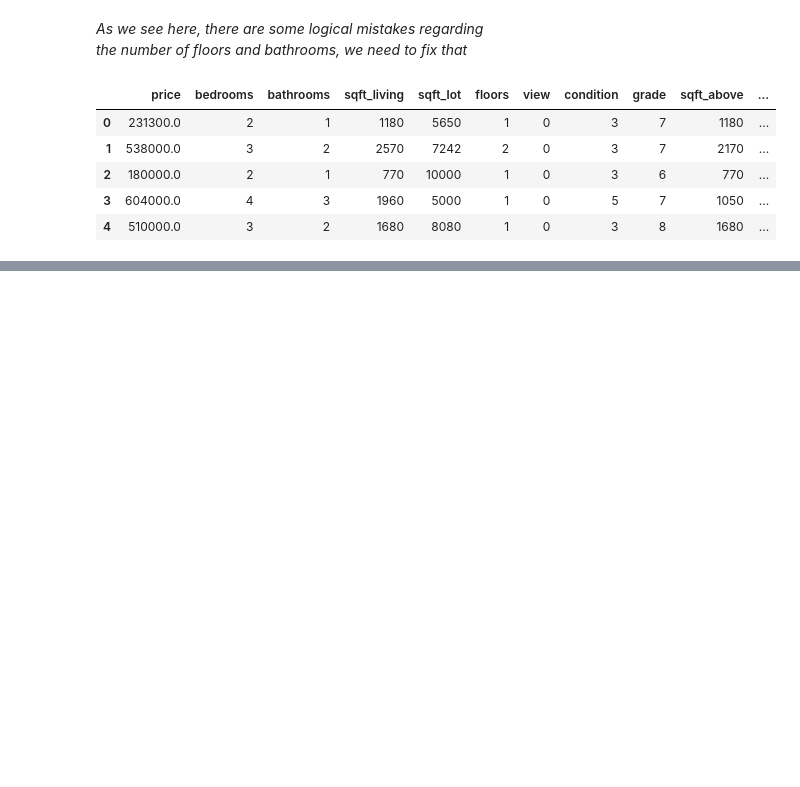
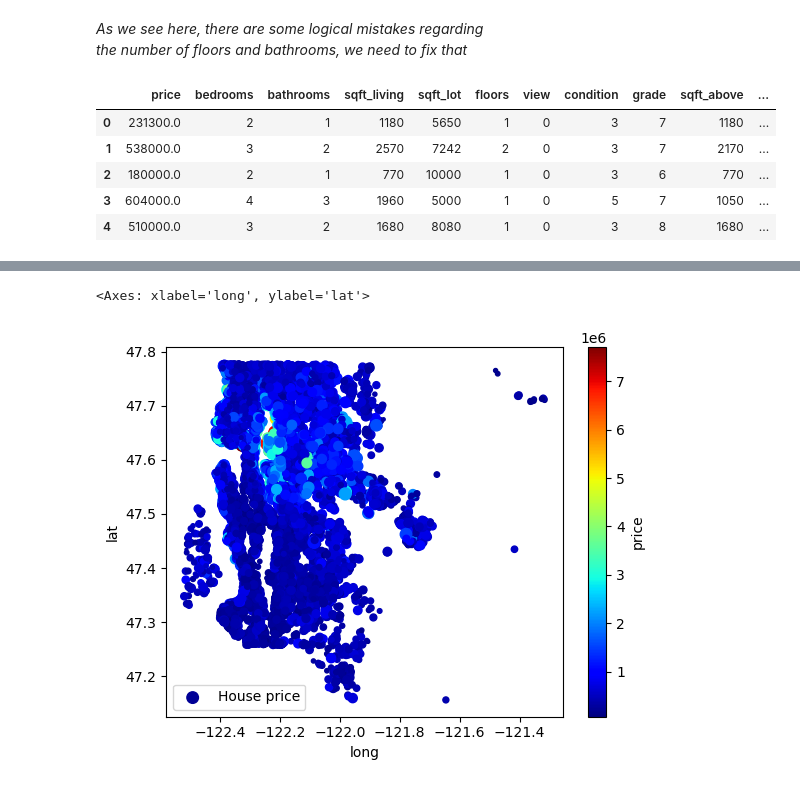
Before and after one commit to DiaaAhmedHassan/dataMiningProject, a Jupyter notebook: dataMiningProject.ipynb, the cells around one changed output, grey strips where cells are left out. Drawn from its saved outputs; the diff is of its cells as text; code cells hidden in the pictures; blank space fills up the shorter version.

```diff
--- a/dataMiningProject.ipynb
+++ b/dataMiningProject.ipynb
@@ -72,7 +77,7 @@ df1.head(7)
 # %%
 # remove duplicates
-df2 = df1.drop_duplicates()
-df2.shape
+houses_no_duplicates = edited_feature_houses.drop_duplicates()
+houses_no_duplicates.shape
 # %% [output]
 (21608, 16)
 # %%
@@ -90,9 +95,9 @@ dtype: object
 the number of floors and bathrooms, we need to fix that*
 # %%
 columns_list = ['bathrooms', 'floors']
-df3 = df2.copy()
-df3[columns_list] = df2[columns_list].astype(int)
-df3.head()
+houses = houses_no_duplicates.copy()
+houses[columns_list] = houses_no_duplicates[columns_list].astype(int)
+houses.head()
 # %% [output]
 |  | price | bedrooms | bathrooms | sqft_living | sqft_lot | floors | view | condition | grade | sqft_above | ... |
 | 0 | 231300.0 | 2 | 1 | 1180 | 5650 | 1 | 0 | 3 | 7 | 1180 | ... |
@@ -102,0 +111,7 @@ df3.head()
+# %%
+import matplotlib.pyplot as plt
+
+houses.plot(kind='scatter', x = "long", y='lat', s=(houses['sqft_living'])/100, label='House price', c='price', cmap=plt.get_cmap("jet"))
+# %% [output]
+<Axes: xlabel='long', ylabel='lat'>
+[figure, added]
```
Also changed, not shown: parts of 10 cells of this notebook.
